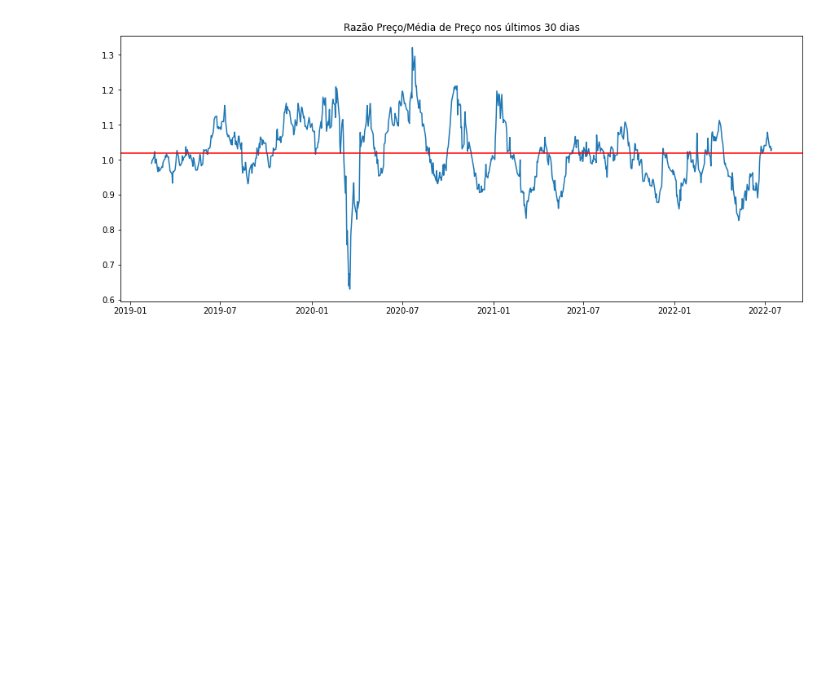
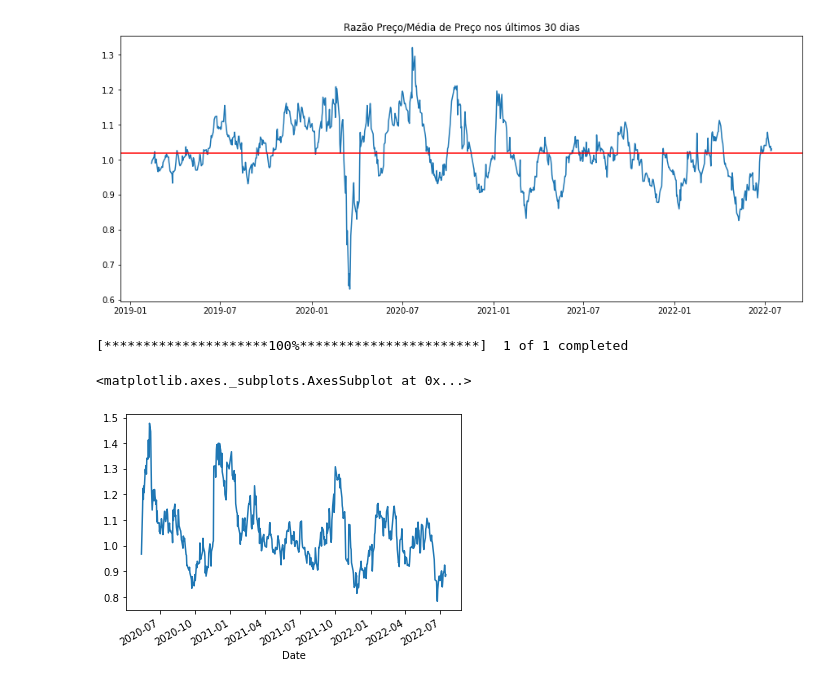
Before and after one commit to victorncg/financas_quantitativas, a Jupyter notebook: Razão_Preço_Média_de_Preço.ipynb, the cells around one changed output. Cells and saved outputs as stored; diff of their text form; code cells hidden in the pictures; blank space fills up the shorter version.

```diff
--- a/Razão_Preço_Média_de_Preço.ipynb
+++ b/Razão_Preço_Média_de_Preço.ipynb
@@ -65,3 +65,28 @@ plt.title(f'Razão Preço/Média de Preço nos últimos 30 dias')
 plt.show()
 # %% [output]
 [figure]
+# %%
+# %load calcula_metricas.py
+import yfinance as yf
+import pandas as pd
+
+
+def razao_preco_media(stock, start, mm):
+
+    #import yfinance as yf
+    #import pandas as pd
+
+    data = yf.download(stock, start = start)
+
+    data['media'] = data.Close.rolling(mm).mean()
+
+
+    #weg['ret_dia'] = weg.Close.pct_change().rolling(30).mean()
+
+    #weg['vol'] = weg.Close.pct_change().rolling(30).std()
+
+    #weg['razao_ret_vol'] = weg['ret_dia']/weg['vol']
+
+    data['razao'] = data['Close']/data['media']
+
+    return data['razao']
@@ -67,0 +95,6 @@ plt.show()
+# %%
+razao_preco_media('PRIO3.SA', '2020-04-01',30).plot()
+# %% [output]
+[*********************100%***********************]  1 of 1 completed
+<matplotlib.axes._subplots.AxesSubplot at 0x...>
+[figure, added]
```
Also changed, not shown: parts of 2 cells of this notebook.
